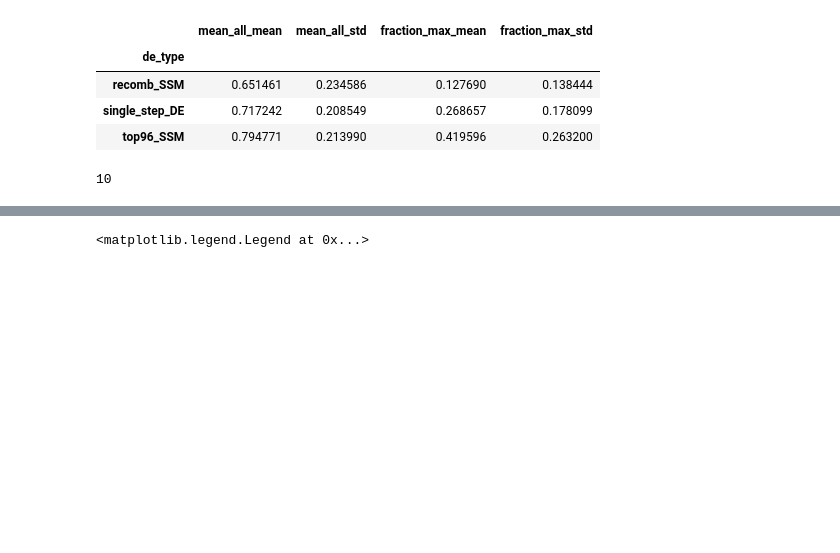
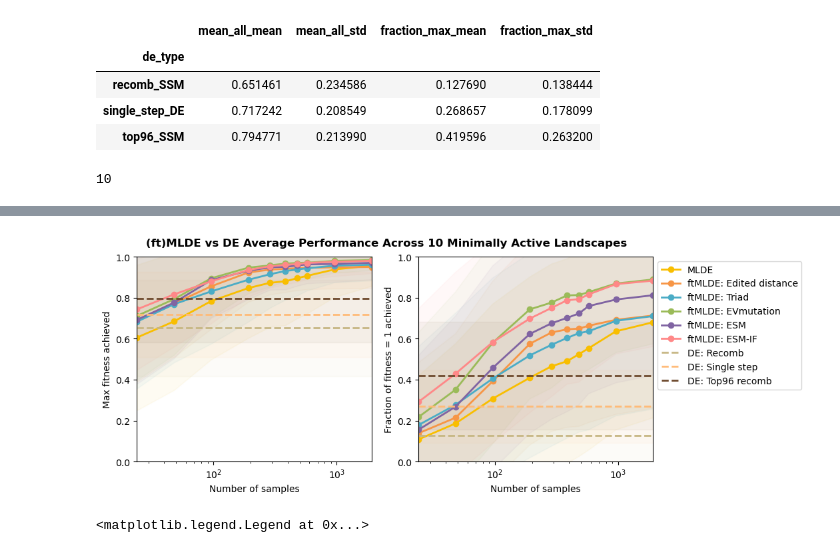
Before and after one commit to fhalab/SSMuLA, a Jupyter notebook: sandbox/avg_datasets.ipynb, the cells around one changed output, grey strips where cells are left out. Drawn from its saved outputs; the diff is of its cells as text; code cells hidden in the pictures; blank space fills up the shorter version.

```diff
--- a/sandbox/avg_datasets.ipynb
+++ b/sandbox/avg_datasets.ipynb
@@ -312,0 +269,3 @@ ax.legend(loc="upper left", bbox_to_anchor=(1, 1))
+# %%
+
+FTLIB_FRAC_LIST = [0.125, 0.25, 0.5, 1]
@@ -312,0 +301,78 @@ ax.legend(loc="upper left", bbox_to_anchor=(1, 1))
+# %%
+# for avg cross number of samples
+n_top = 96
+ft_frac = 0.125
+
+# just mlde
+avg_mlde_df_dict["MLDE"] = get_mlde_avg_sdf(
+    mlde_all, n_top, n_mut_cutoff="all", zs="none", active_lib_list=active_lib_list, ft_frac=ft_frac
+)
+avg_mlde_df_dict["ftMLDE: Edited distance"] = get_mlde_avg_sdf(
+    mlde_all, n_top, n_mut_cutoff="double", zs="none", active_lib_list=active_lib_list, ft_frac=ft_frac
+)
+
+for zs in ZS_OPTS[1:]:
+    avg_mlde_df_dict[f"ftMLDE: {ZS_OPTS_LEGEND[zs]}"] = get_mlde_avg_sdf(
+        mlde_all, n_top, n_mut_cutoff="all", zs=zs, active_lib_list=active_lib_list, ft_frac=ft_frac
+    )
+
+
+fig, axes = plt.subplots(1, 2, figsize=(10, 4))
+mlde_color_list = ["yellow", "orange", "blue", "green", "purple", "red"]
+
+for ax, mlde_metric, de_metric, y_label in zip(
+    axes,
+    ["top_maxes", "if_truemaxs"],
+    ["mean_all", "fraction_max"],
+    ["Max fitness", "Fraction of fitness = 1"],
+):
+
+    for i, (mlde_opts, mlde_df) in enumerate(avg_mlde_df_dict.items()):
+
+        ax.plot(
+            mlde_df.index,
+            mlde_df[f"{mlde_metric}_mean"],
+            label=mlde_opts,
+            marker="o",
+            linestyle="solid",
+            linewidth=2,
+            color=PRESENTATION_PALETTE_SATURATE[mlde_color_list[i]],
+        )
+        ax.fill_between(
+            mlde_df.index,
+            mlde_df[f"{mlde_metric}_mean"] - mlde_df[f"{mlde_metric}_std"],
+            mlde_df[f"{mlde_metric}_mean"] + mlde_df[f"{mlde_metric}_std"],
+            color=PRESENTATION_PALETTE_SATURATE[mlde_color_list[i]],
+            alpha=0.05,
+        )
+
+    for de in DE_TYPES:
+        ax.axhline(
+            de_avg.loc[de, f"{de_metric}_mean"],
+            label=f"DE: {DE_LEGEND_MAP[de]}",
+            color=DE_COLORS[de],
+            linestyle="dashed",
+            linewidth=2,
+        )
+        ax.fill_between(
+            N_SAMPLE_LIST,
+            de_avg.loc[de, f"{de_metric}_mean"] - de_avg.loc[de, f"{de_metric}_std"],
+            de_avg.loc[de, f"{de_metric}_mean"] + de_avg.loc[de, f"{de_metric}_std"],
+            color=DE_COLORS[de],
+            alpha=0.05,
+        )
+
+    ax.set_xlim(N_SAMPLE_LIST[0], N_SAMPLE_LIST[-1])
+    ax.set_ylim(0, 1.0)
+
+    ax.set_xscale("log")
+    ax.set_xlabel("Number of samples")
+    ax.set_ylabel(f"{y_label} achieved")
+
+    if ax == axes[1]:
+        ax.legend(loc="upper left", bbox_to_anchor=(1, 1))
+
+fig.suptitle(
+    "(ft)MLDE vs DE Average Performance Across 10 Minimally Active Landscapes", fontsize=12, fontweight="bold", y=0.95
+)
+# %% [output]
@@ -313,3 +380,4 @@ ax.legend(loc="upper left", bbox_to_anchor=(1, 1))
+[figure, added]
 # %%
 fig, ax = plt.subplots(1, 1, figsize=(8, 6))
 
```
Also changed, not shown: parts of 5 cells of this notebook, 4 other files.
